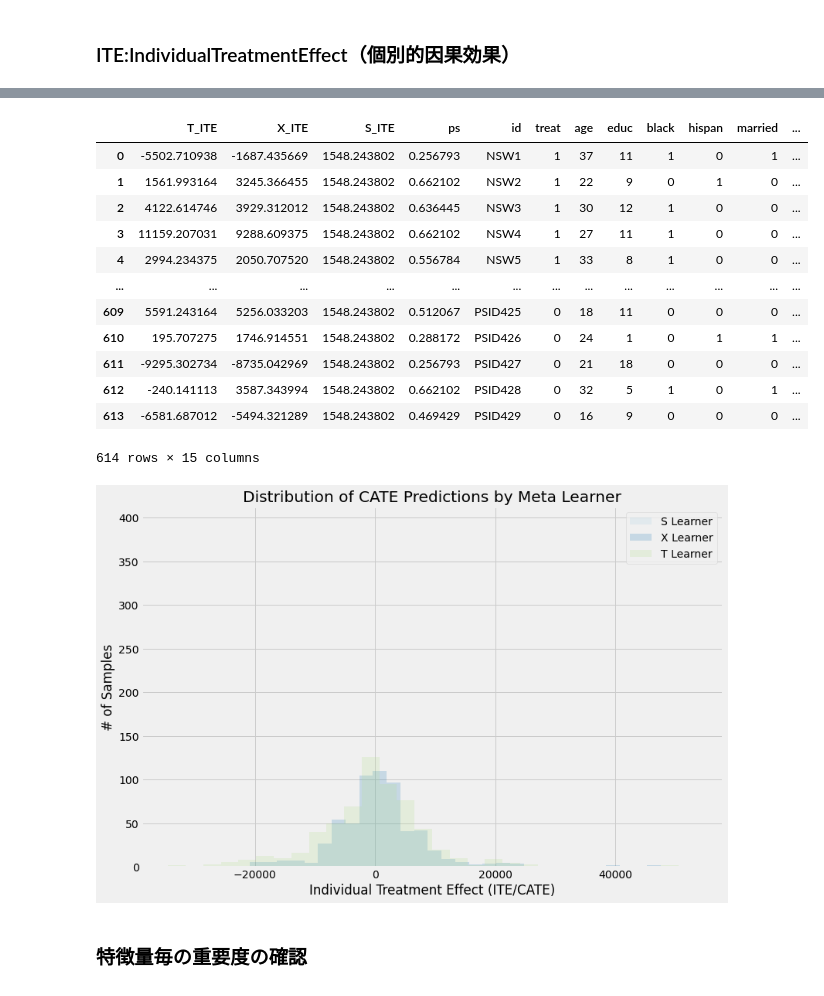
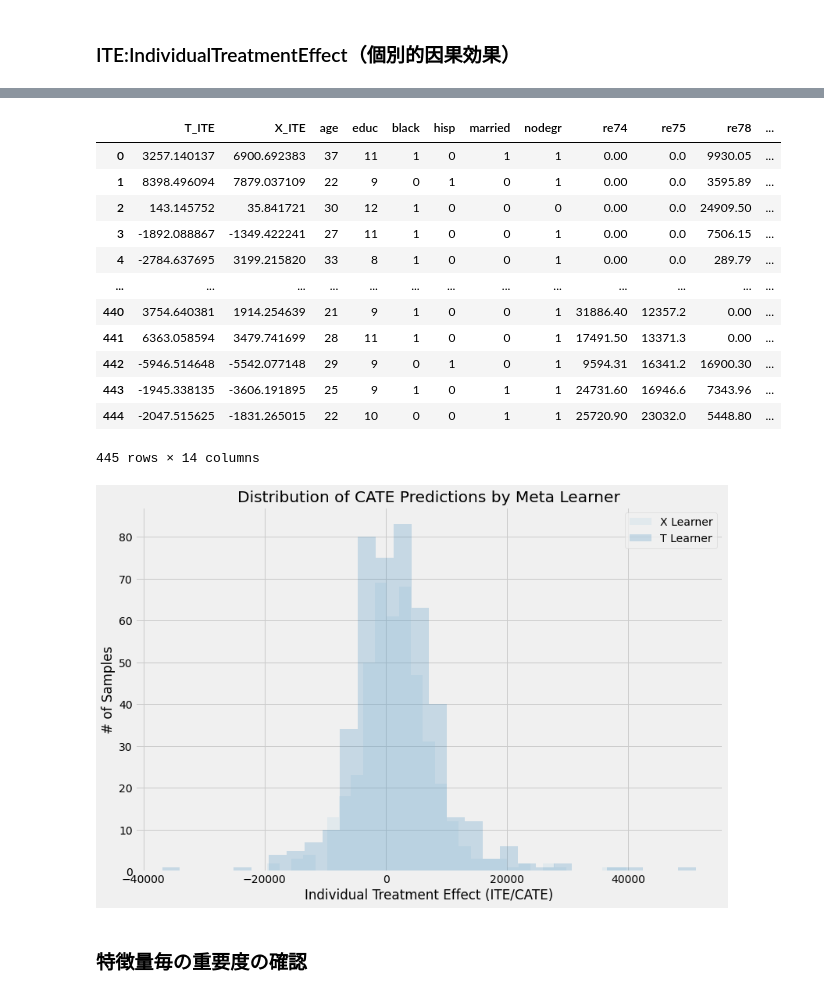
Before and after one commit to Itsuki-Hamano123/practice-casualeffect, a Jupyter notebook: jobs_causality/jobs_causalml.ipynb, the cells around one changed output, grey strips where cells are left out. Cells and saved outputs as stored; diff of their text form; code cells hidden in the pictures.

```diff
--- a/jobs_causality/jobs_causalml.ipynb
+++ b/jobs_causality/jobs_causalml.ipynb
@@ -66,18 +63,24 @@ Dataset description
 * re75: real earnings in 1975 (pre-treatment)
 * re78: real earnings in 1978 (outcome)
 # %%
-csv_path = 'dataset/lalonde.csv'
+csv_path = 'dataset/job_lalonde.csv'
 df= pd.read_csv(csv_path)
 
 OUTCOME_COLUMN = 're78'
 TREATMENT_COLUMN = 'treat'
-UNNECESSARY_COLUMNS = ["id"]
+UNNECESSARY_COLUMNS = ['ps', 'ips_weight', 'tips_weight',
+       'cips_weight', 'ips_normalized_weight', 'tips_normalized_weight',
+       'cips_normalized_weight', 'ips_stabilized_weight',
+       'tips_stabilized_weight', 'cips_stabilized_weight', 'd_y', 'dbar_y']
 FEATURE_COLUMNS = list(df.drop(columns=[OUTCOME_COLUMN, TREATMENT_COLUMN]+UNNECESSARY_COLUMNS).columns)
+
+df[TREATMENT_COLUMN] = df[TREATMENT_COLUMN] * 1
 
 print('outcome:{col}'.format(col=OUTCOME_COLUMN))
 print('treatment:{col}'.format(col=TREATMENT_COLUMN))
 print('features:{cols}'.format(cols=FEATURE_COLUMNS))
-df.head()
+
+df.drop(columns=UNNECESSARY_COLUMNS).head()
 # %% [output]
 outcome:re78
 treatment:treat
@@ -123,17 +140,12 @@ SEED = 2
 
 data = df.drop(columns=UNNECESSARY_COLUMNS)
 
-train_X, test_X, train_y, test_y = train_test_split(data.drop(columns=OUTCOME_COLUMN).values, data[OUTCOME_COLUMN].values,
-                                                    test_size=0.2, random_state=SEED)
-train_X, val_X, train_y, val_y = train_test_split(train_X, train_y,
-                                                  test_size=0.2, random_state=SEED)
-# t:treatment(介入変数)の取り出し
-train_t = train_X[:,0].astype(int)
-train_X = train_X[:,1:]
-val_t = val_X[:,0].astype(int)
-val_X = val_X[:,1:]
-test_t = test_X[:,0].astype(int)
-test_X = test_X[:,1:]
+train_X, test_X, train_t, test_t, train_y, test_y = train_test_split(data.drop(columns=[TREATMENT_COLUMN, OUTCOME_COLUMN]).values,
+                                                                     data[TREATMENT_COLUMN].values,
+                                                                     data[OUTCOME_COLUMN].values,
+                                                                     test_size=0.2, random_state=SEED)
+train_X, val_X, train_t, val_t, train_y, val_y = train_test_split(train_X, train_t, train_y,
+                                                                  test_size=0.2, random_state=SEED)
 
 print('data.shape:{}'.format(data.shape))
 print('train_X:{}, train_t:{}, train_y:{}'.format(train_X.shape, train_t.shape, train_y.shape))
@@ -150,10 +162,10 @@ test_X:(123, 8), test_t:(123,), test_y:(123,)
 # causalmlで使用できるElasticNetPropensityModelでは内部でsklearn.linear_model.ElasticNetCVが使われている
 # ElasticNetPropensityModelでは検証用データを使えなさそうなので、過学習を防ぐためにも今回はxgboostを使用
 # ps：propensity score(傾向スコア)
-ps_model = XGBClassifier(random_state=SEED)
+ps_model = XGBClassifier(n_estimators=1000, random_state=SEED)
 # 目的変数をTreatmentとして学習
 ps_model.fit(X=train_X, y=train_t, eval_set=[(val_X, val_t)],
-             early_stopping_rounds=5)
+             early_stopping_rounds=10)
 
 # 傾向スコア算出
 train_ps = ps_model.predict_proba(data=train_X)[:,1]
@@ -305,31 +304,30 @@ Wall time: 4.45 ms
 # %%
 # ITE:IndividualTreatmentEffect
-insert_columns = ['S_ITE', 'X_ITE', 'T_ITE']
-insert_val = [s_ite, x_ite, t_ite]
+insert_columns = ['X_ITE', 'T_ITE']
+insert_val = [x_ite, t_ite]
 for insert_col, val in zip(insert_columns, insert_val):
-  if insert_col in df.columns:
-    df.drop(columns=insert_col,inplace=True)
-  df.insert(loc=0, column=insert_col, value=val)
-df
+  if insert_col in data.columns:
+    data.drop(columns=insert_col,inplace=True)
+  data.insert(loc=0, column=insert_col, value=val)
+data
 # %% [output]
-|  | T_ITE | X_ITE | S_ITE | ps | id | treat | age | educ | black | hispan | married | ... |
-| 0 | -5502.710938 | -1687.435669 | 1548.243802 | 0.256793 | NSW1 | 1 | 37 | 11 | 1 | 0 | 1 | ... |
-| 1 | 1561.993164 | 3245.366455 | 1548.243802 | 0.662102 | NSW2 | 1 | 22 | 9 | 0 | 1 | 0 | ... |
-| 2 | 4122.614746 | 3929.312012 | 1548.243802 | 0.636445 | NSW3 | 1 | 30 | 12 | 1 | 0 | 0 | ... |
-| 3 | 11159.207031 | 9288.609375 | 1548.243802 | 0.662102 | NSW4 | 1 | 27 | 11 | 1 | 0 | 0 | ... |
-| 4 | 2994.234375 | 2050.707520 | 1548.243802 | 0.556784 | NSW5 | 1 | 33 | 8 | 1 | 0 | 0 | ... |
+|  | T_ITE | X_ITE | age | educ | black | hisp | married | nodegr | re74 | re75 | re78 | ... |
+| 0 | 3257.140137 | 6900.692383 | 37 | 11 | 1 | 0 | 1 | 1 | 0.00 | 0.0 | 9930.05 | ... |
+| 1 | 8398.496094 | 7879.037109 | 22 | 9 | 0 | 1 | 0 | 1 | 0.00 | 0.0 | 3595.89 | ... |
+| 2 | 143.145752 | 35.841721 | 30 | 12 | 1 | 0 | 0 | 0 | 0.00 | 0.0 | 24909.50 | ... |
+| 3 | -1892.088867 | -1349.422241 | 27 | 11 | 1 | 0 | 0 | 1 | 0.00 | 0.0 | 7506.15 | ... |
+| 4 | -2784.637695 | 3199.215820 | 33 | 8 | 1 | 0 | 0 | 1 | 0.00 | 0.0 | 289.79 | ... |
 | ... | ... | ... | ... | ... | ... | ... | ... | ... | ... | ... | ... | ... |
-| 609 | 5591.243164 | 5256.033203 | 1548.243802 | 0.512067 | PSID425 | 0 | 18 | 11 | 0 | 0 | 0 | ... |
-| 610 | 195.707275 | 1746.914551 | 1548.243802 | 0.288172 | PSID426 | 0 | 24 | 1 | 0 | 1 | 1 | ... |
-| 611 | -9295.302734 | -8735.042969 | 1548.243802 | 0.256793 | PSID427 | 0 | 21 | 18 | 0 | 0 | 0 | ... |
-| 612 | -240.141113 | 3587.343994 | 1548.243802 | 0.662102 | PSID428 | 0 | 32 | 5 | 1 | 0 | 1 | ... |
-| 613 | -6581.687012 | -5494.321289 | 1548.243802 | 0.469429 | PSID429 | 0 | 16 | 9 | 0 | 0 | 0 | ... |
+| 440 | 3754.640381 | 1914.254639 | 21 | 9 | 1 | 0 | 0 | 1 | 31886.40 | 12357.2 | 0.00 | ... |
+| 441 | 6363.058594 | 3479.741699 | 28 | 11 | 1 | 0 | 0 | 1 | 17491.50 | 13371.3 | 0.00 | ... |
+| 442 | -5946.514648 | -5542.077148 | 29 | 9 | 0 | 1 | 0 | 1 | 9594.31 | 16341.2 | 16900.30 | ... |
+| 443 | -1945.338135 | -3606.191895 | 25 | 9 | 1 | 0 | 1 | 1 | 24731.60 | 16946.6 | 7343.96 | ... |
+| 444 | -2047.515625 | -1831.265015 | 22 | 10 | 0 | 0 | 1 | 1 | 25720.90 | 23032.0 | 5448.80 | ... |
-614 rows × 15 columns
+445 rows × 14 columns
 # %%
 alpha=0.2
 bins=30
 plt.figure(figsize=(12,8))
-plt.hist(s_ite, alpha=alpha, bins=bins, label='S Learner')
 plt.hist(x_ite, alpha=alpha, bins=bins, label='X Learner')
 plt.hist(t_ite, alpha=alpha, bins=bins, label='T Learner')
 plt.title('Distribution of CATE Predictions by Meta Learner')
@@ -337,7 +335,7 @@ plt.xlabel('Individual Treatment Effect (ITE/CATE)')
 plt.ylabel('# of Samples')
 _=plt.legend()
 # %% [output]
-[figure, old version]
+[figure, new version]
 # %% [markdown]
 ### 特徴量毎の重要度の確認
 # %%
```
Also changed, not shown: parts of 42 cells of this notebook.
